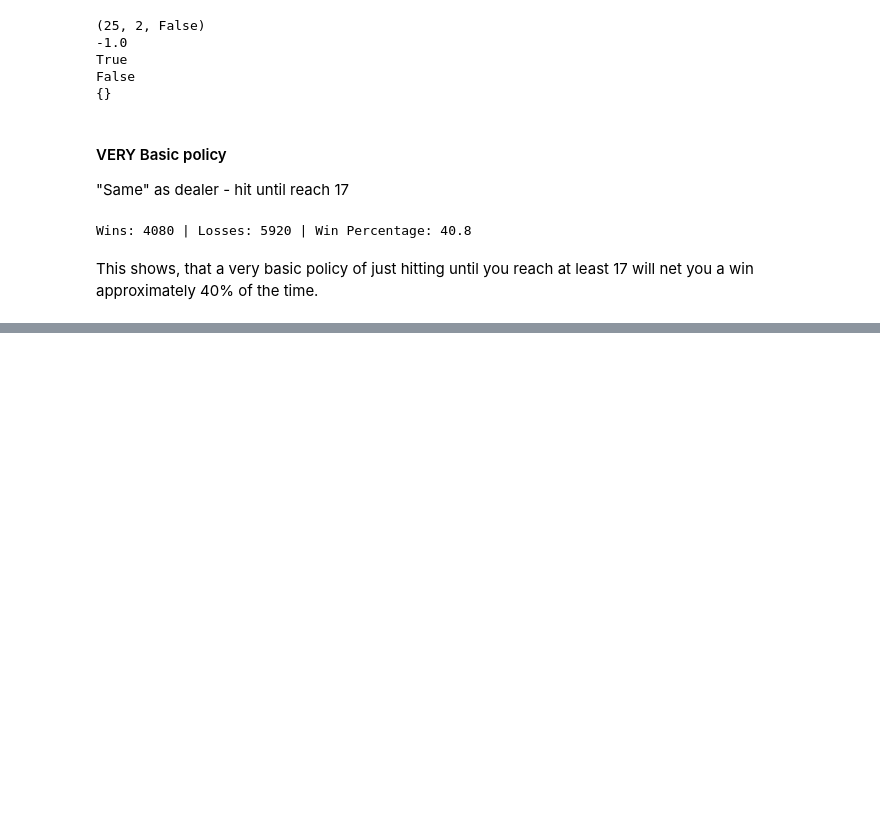
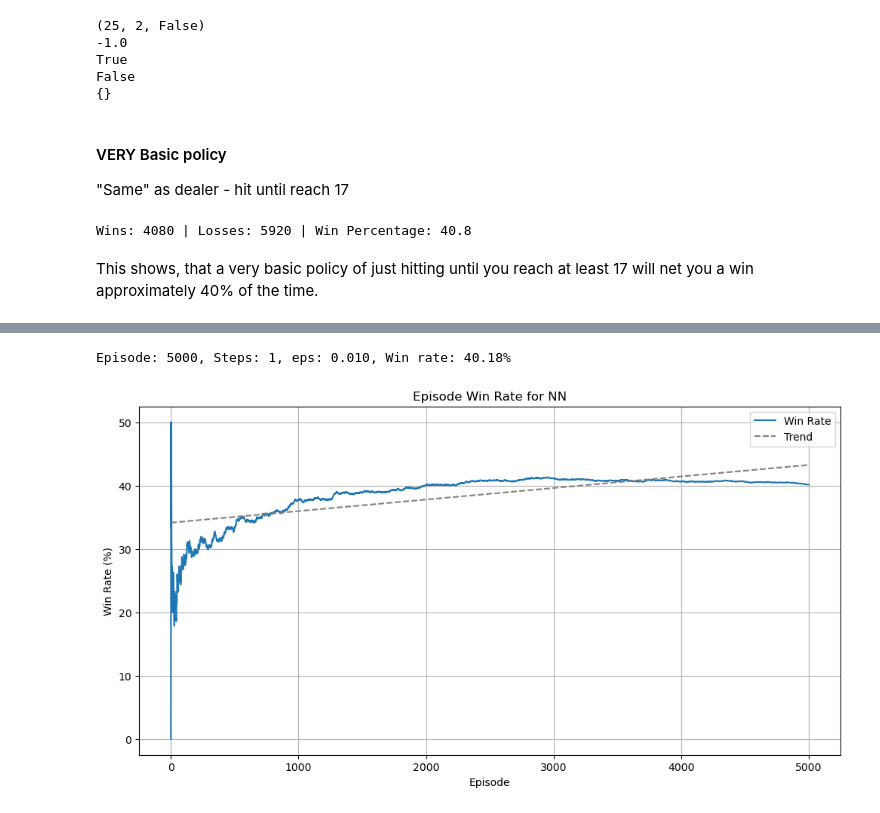
Before and after one commit to ChristianHougaardPedersen/MAL2, a Jupyter notebook: 4_Playing_Blackjack/blackjack.ipynb, the cells around one changed output, grey strips where cells are left out. Saved outputs shown, nothing was run; the diff lists cells and outputs as text; code cells hidden in the pictures; blank space fills up the shorter version.

```diff
--- a/4_Playing_Blackjack/blackjack.ipynb
+++ b/4_Playing_Blackjack/blackjack.ipynb
@@ -93,0 +165,44 @@ This shows, that a very basic policy of just hitting until you reach at least 17
+# %%
+def get_win_rate(rewards, number_of_episodes):
+    winCount = rewards.count(1.0) + rewards.count(1.5)
+    winRate = round((winCount/number_of_episodes)*100, 2)
+    return winRate
+# %%
+for episode in range(number_of_episodes):
+    obs, info = env.reset()
+    obs = normalize_state(obs)
+    episode_rewards=0
+    for step in range(200):
+        epsilon = max(1-episode/500, 0.01)
+        obs, reward, done, truncated, info = play_one_step(env, obs, epsilon)
+        episode_rewards += reward
+        if done or truncated:
+            break
+
+    rewards.append(episode_rewards)
+    winRate = get_win_rate(rewards, episode+1)
+    print(f"\rEpisode: {episode + 1}, Steps: {step + 1}, eps: {epsilon:.3f}, Win rate: {winRate}%",
+          end="")
+
+    if episode > 200:
+        training_step(batch_size)
+# %% [output]
+Episode: 5000, Steps: 1, eps: 0.010, Win rate: 40.18%
+# %%
+plt.figure(figsize=(12, 6))
+winRates = [get_win_rate(rewards[:i], i+1) for i in range(number_of_episodes)]
+plt.plot(winRates, label='Win Rate')
+
+# Add a dotted trend line
+x = np.arange(number_of_episodes)
+trend = np.poly1d(np.polyfit(x, winRates, 1))(x)
+plt.plot(x, trend, '--', color='gray', label='Trend')
+
+plt.xlabel('Episode')
+plt.ylabel('Win Rate (%)')
+plt.title('Episode Win Rate for NN')
+plt.legend()
+plt.grid()
+plt.show()
+# %% [output]
+[figure, added]
```
Also changed, not shown: parts of 11 cells of this notebook.
